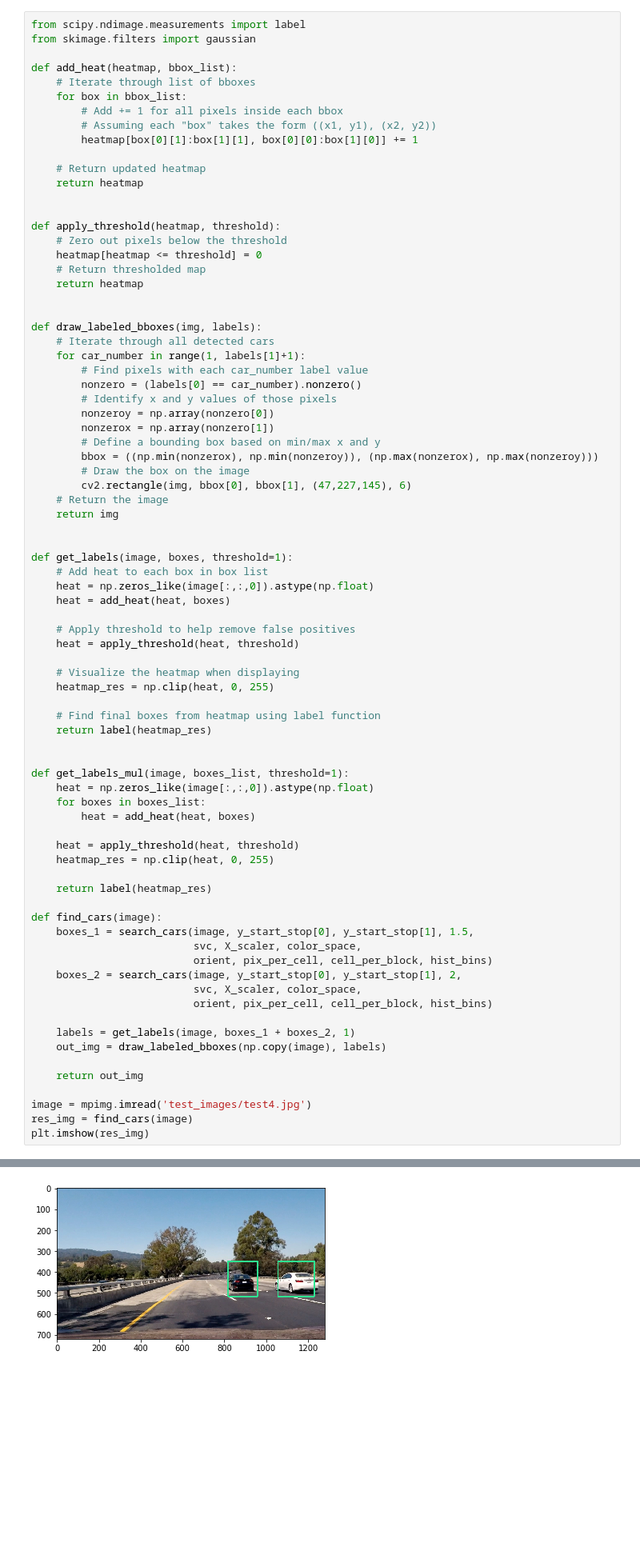
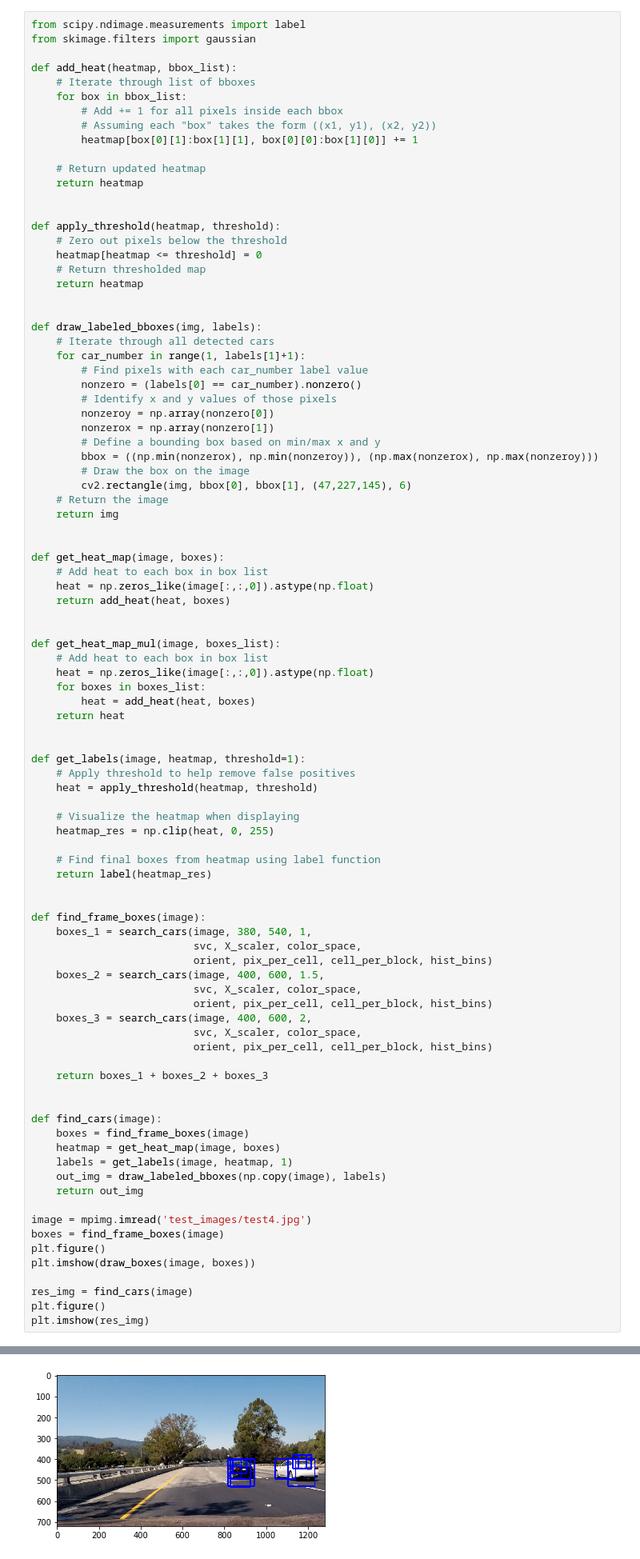
Before and after one commit to r0busta/CarND-Vehicle-Detection, a Jupyter notebook: project.ipynb, the cells around one changed output, grey strips where cells are left out. Shown at 80% size. Drawn from its saved outputs; the diff is of its cells as text; blank space fills up the shorter version.

```diff
--- a/project.ipynb
+++ b/project.ipynb
@@ -366,49 +366,62 @@ def draw_labeled_bboxes(img, labels):
         cv2.rectangle(img, bbox[0], bbox[1], (47,227,145), 6)
     # Return the image
     return img
 
 
-def get_labels(image, boxes, threshold=1):
+def get_heat_map(image, boxes):
     # Add heat to each box in box list
     heat = np.zeros_like(image[:,:,0]).astype(np.float)
-    heat = add_heat(heat, boxes)
+    return add_heat(heat, boxes)
 
+
+def get_heat_map_mul(image, boxes_list):
+    # Add heat to each box in box list
+    heat = np.zeros_like(image[:,:,0]).astype(np.float)
+    for boxes in boxes_list:
+        heat = add_heat(heat, boxes)
+    return heat
+
+
+def get_labels(image, heatmap, threshold=1):
     # Apply threshold to help remove false positives
-    heat = apply_threshold(heat, threshold)
+    heat = apply_threshold(heatmap, threshold)
 
     # Visualize the heatmap when displaying
     heatmap_res = np.clip(heat, 0, 255)
 
     # Find final boxes from heatmap using label function
     return label(heatmap_res)
 
 
-def get_labels_mul(image, boxes_list, threshold=1):
-    heat = np.zeros_like(image[:,:,0]).astype(np.float)
-    for boxes in boxes_list:
-        heat = add_heat(heat, boxes)
-
-    heat = apply_threshold(heat, threshold)
-    heatmap_res = np.clip(heat, 0, 255)
-
-    return label(heatmap_res)
-
-def find_cars(image):
-    boxes_1 = search_cars(image, y_start_stop[0], y_start_stop[1], 1.5,
+def find_frame_boxes(image):
+    boxes_1 = search_cars(image, 380, 540, 1,
                           svc, X_scaler, color_space,
                           orient, pix_per_cell, cell_per_block, hist_bins)
-    boxes_2 = search_cars(image, y_start_stop[0], y_start_stop[1], 2,
+    boxes_2 = search_cars(image, 400, 600, 1.5,
+                          svc, X_scaler, color_space,
+                          orient, pix_per_cell, cell_per_block, hist_bins)
+    boxes_3 = search_cars(image, 400, 600, 2,
                           svc, X_scaler, color_space,
                           orient, pix_per_cell, cell_per_block, hist_bins)
 
-    labels = get_labels(image, boxes_1 + boxes_2, 1)
+    return boxes_1 + boxes_2 + boxes_3
+
+
+def find_cars(image):
+    boxes = find_frame_boxes(image)
+    heatmap = get_heat_map(image, boxes)
+    labels = get_labels(image, heatmap, 1)
     out_img = draw_labeled_bboxes(np.copy(image), labels)
-
     return out_img
 
 image = mpimg.imread('test_images/test4.jpg')
+boxes = find_frame_boxes(image)
+plt.figure()
+plt.imshow(draw_boxes(image, boxes))
+
 res_img = find_cars(image)
+plt.figure()
 plt.imshow(res_img)
 # %% [output]
 <matplotlib.image.AxesImage at 0x...>
-[figure, old version]
+[figure, new version]
```
Also changed, not shown: parts of 14 cells of this notebook, 1 other file.
